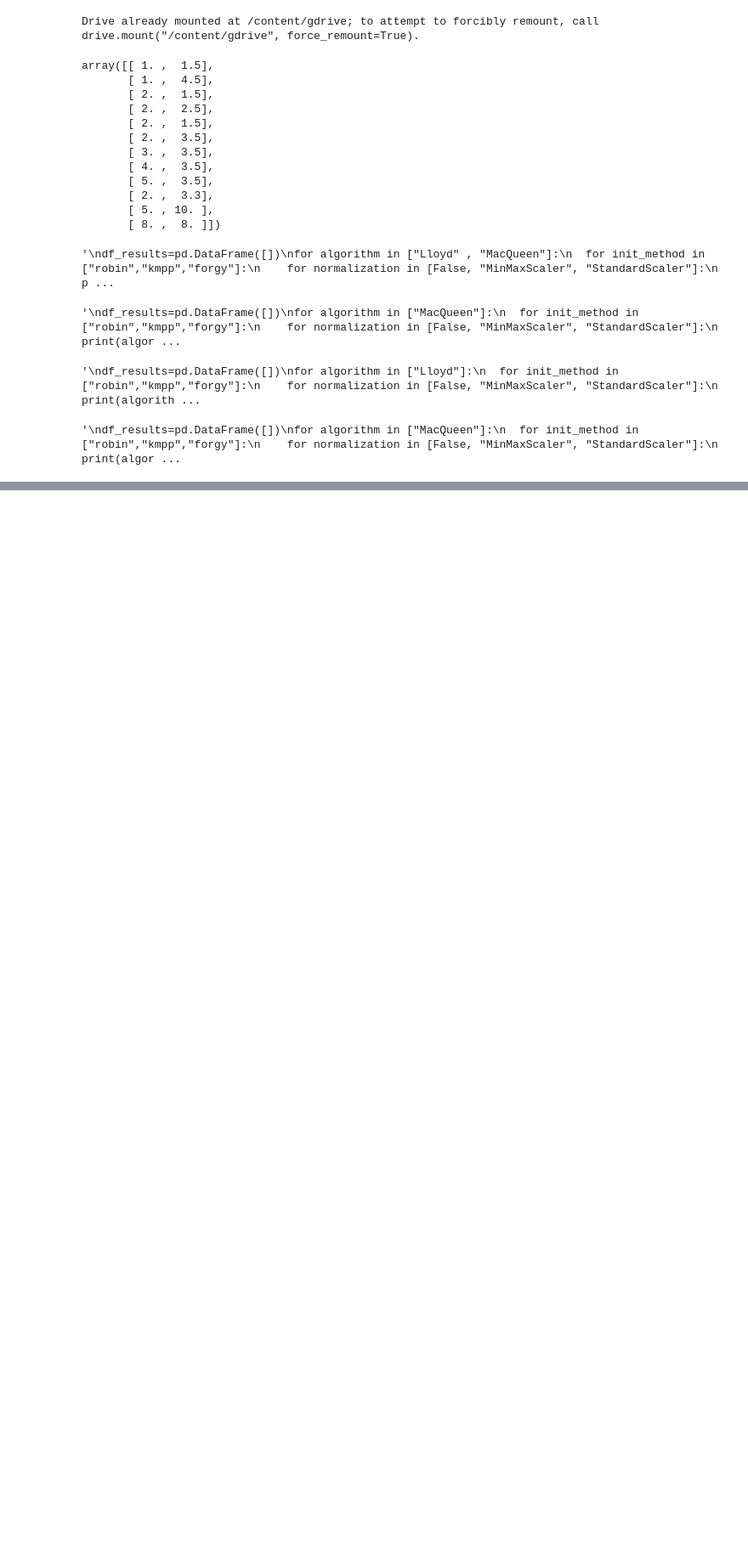
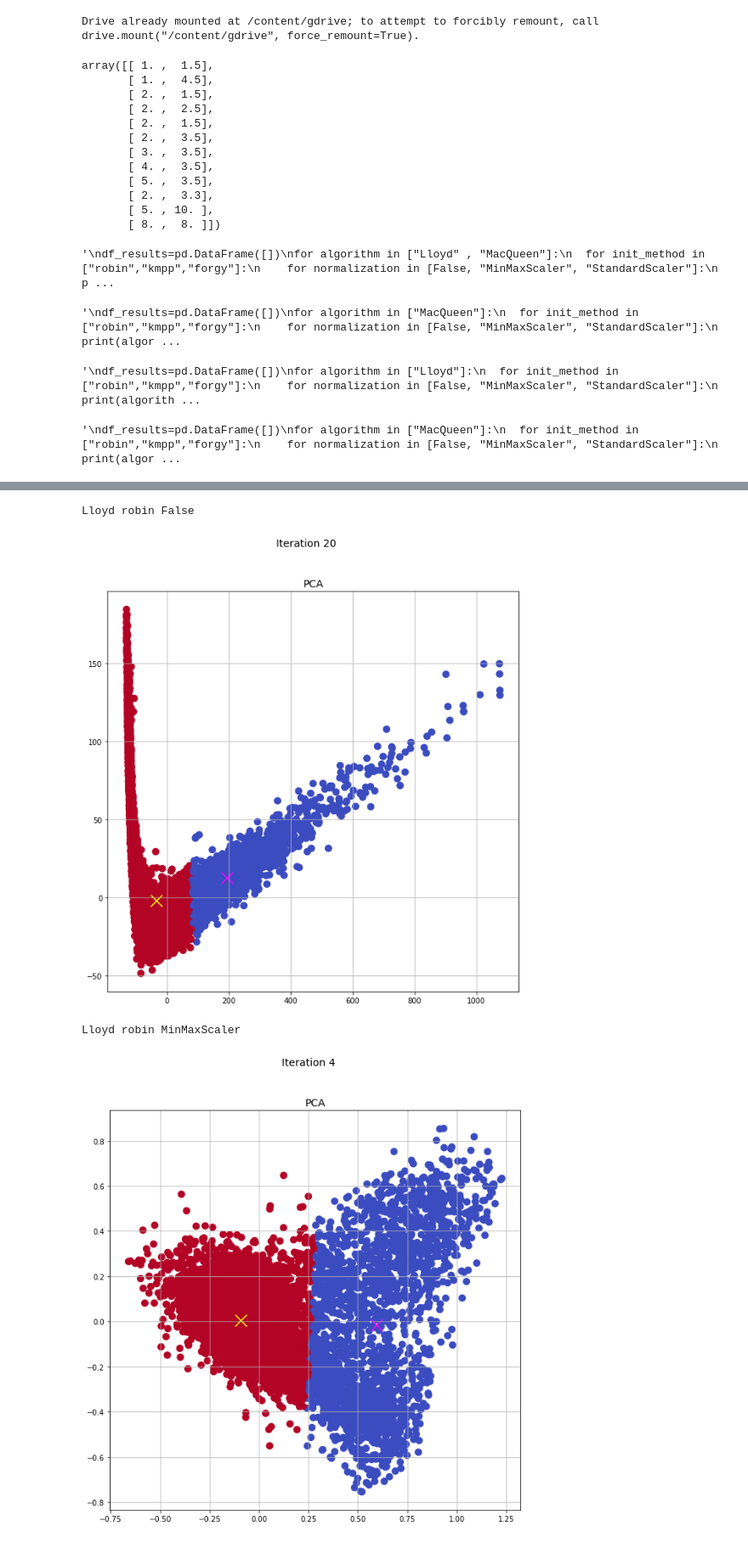
Before and after one commit to joaxkal/SDM, a Jupyter notebook: Kmeans.ipynb, the cells around one changed output, grey strips where cells are left out. Shown at 85% size. Drawn from its saved outputs; the diff is of its cells as text; code cells hidden in the pictures; blank space fills up the shorter version.

Commit message:
Plots done

```diff
--- a/Kmeans.ipynb
+++ b/Kmeans.ipynb
@@ -195,7 +195,7 @@ class Kmeans:
                     c=y, cmap='coolwarm', linewidths=4)
         ax1.scatter(X_c_reduced_pca[:,0], X_c_reduced_pca[:,1],
                     c=y_c, marker='x',
-                    s=250, cmap='summer', linewidths=12)
+                    s=250, cmap='spring', linewidths=12)
         ax1.set_title(method, fontsize=14)
         ax1.grid(True)
 
@@ -438,0 +439,16 @@ Lloyd kmpp StandardScaler
+# %%
+df_results=pd.DataFrame([])
+for algorithm in ["Lloyd","MacQueen"]:
+  for init_method in ["robin","kmpp","forgy"]:
+    for normalization in [False, "MinMaxScaler", "StandardScaler"]:
+        print(algorithm,init_method,normalization)
+        result=tester('HTRU_2',data_htru, data_htru_raw[:,-1], algorithm,
+                      init_method, normalization,1, plots=False)
+        df_results=pd.concat([df_results,result],axis=0)
+#df_results.to_csv("/content/gdrive/My Drive/SDM Kmeans/skin_results.csv",sep=',')
+df_results
+# %% [output]
+Lloyd robin False
+[figure, added]
+Lloyd robin MinMaxScaler
+[figure, added]
```
Also changed, not shown: parts of 2 cells of this notebook.
